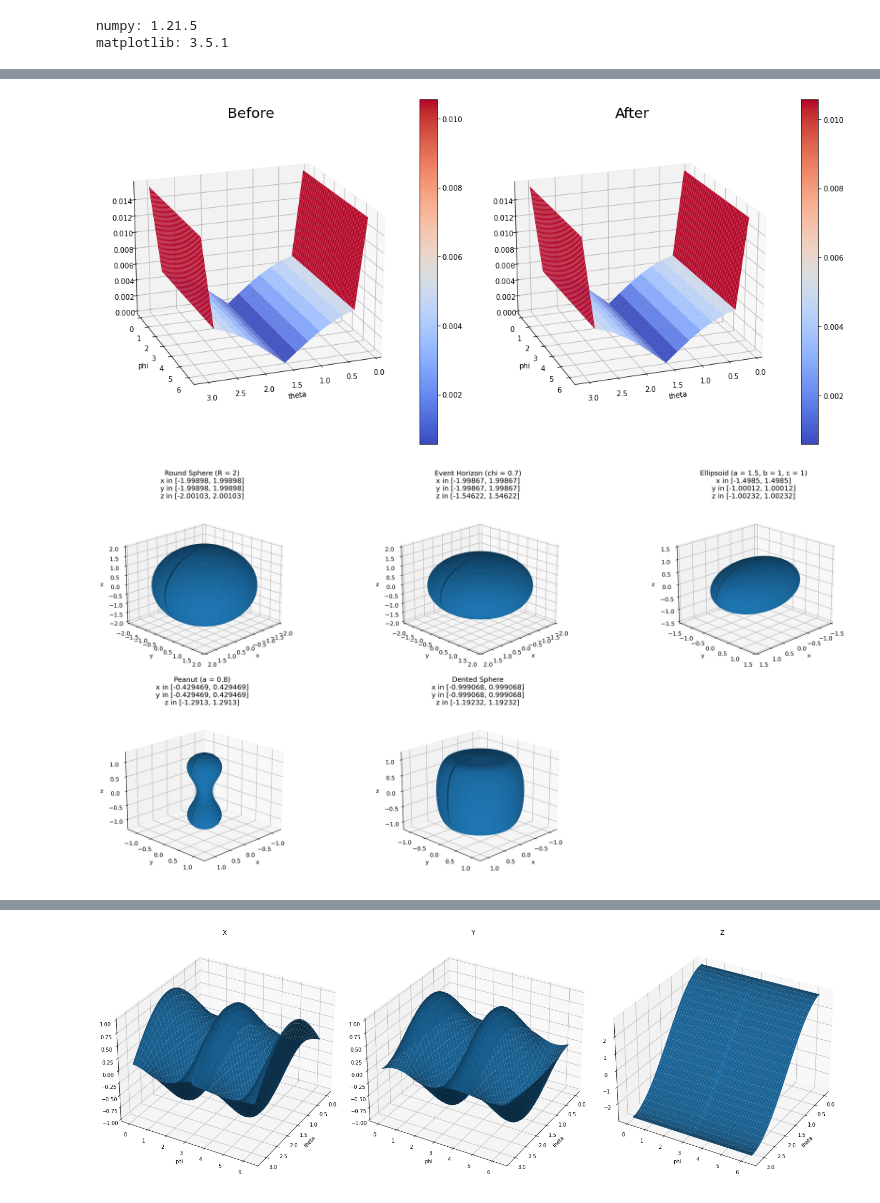
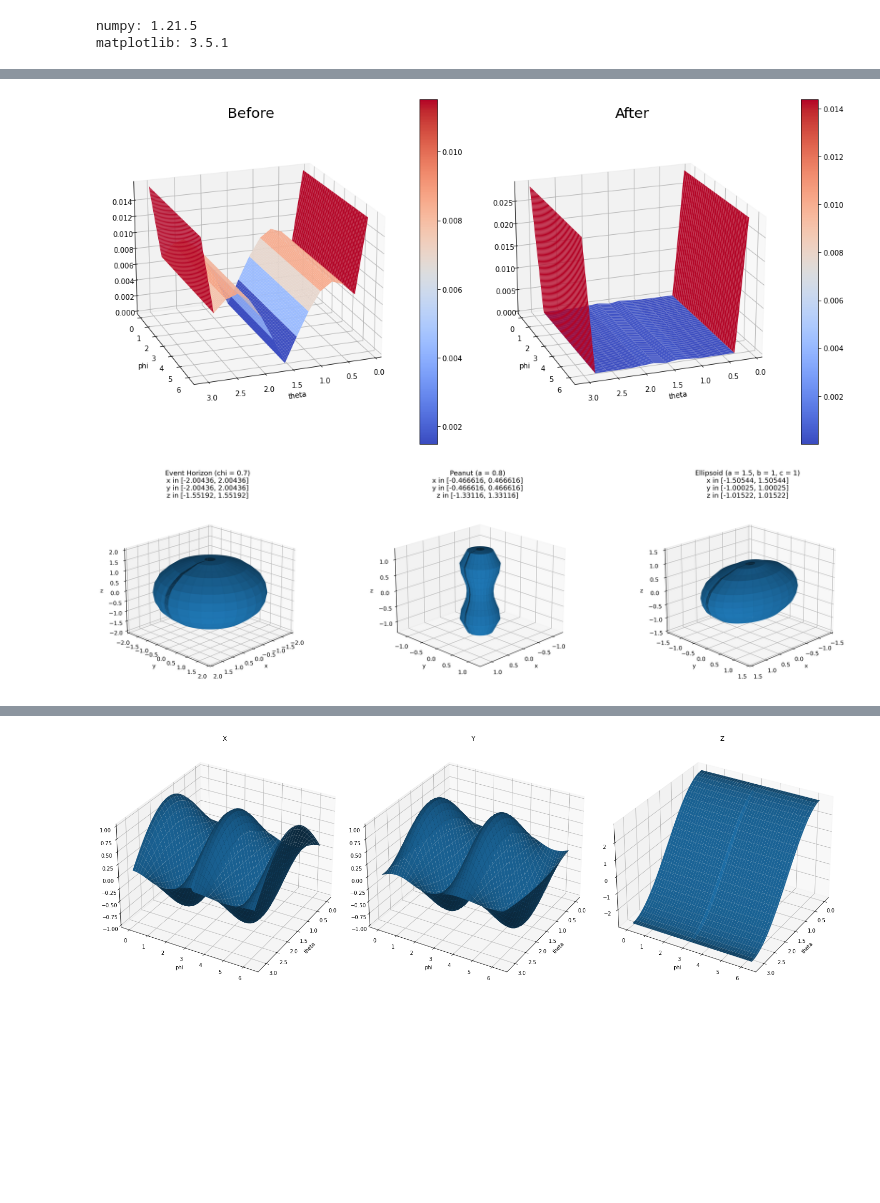
Before and after one commit to iago-mendes/eucled, a Jupyter notebook: src/exercises/08-embedding/assets/plots.ipynb, the cells around one changed output, grey strips where cells are left out. Saved outputs shown, nothing was run; the diff lists cells and outputs as text; code cells hidden in the pictures; blank space fills up the shorter version.

```diff
--- a/src/exercises/08-embedding/assets/plots.ipynb
+++ b/src/exercises/08-embedding/assets/plots.ipynb
@@ -132,9 +135,8 @@ ax1 = fig.add_subplot(121, projection='3d')
 surf1 = ax1.plot_surface(X, Y, z[:,:,0], color='0.75', rstride=1, cstride=1, cmap=cm.coolwarm)
 fig.colorbar(surf1)
 plt.title('Before', fontsize=20)
-
-ax2 = fig.add_subplot(122, projection='3d')
-surf2 = ax2.plot_surface(X, Y, z[:,:,-1], color='0.75', rstride=1, cstride=1, cmap=cm.coolwarm)
+.7);
+	sprintf(identifier, "peanut_%dx%d", N_theta, N_phi);
 fig.colorbar(surf2)
 plt.title('After', fontsize=20)
 
@@ -146,18 +148,19 @@ ax1.view_init(20, 70) # elev, azim
 ax2.view_init(20, 70) # elev, azim
 plt.tight_layout()
 # %% [output]
-[figure, old version]
+[figure, new version]
 # %%
-values = ['round', 'horizon', 'ellipsoid', 'peanut', 'dented']
+# values = ['round', 'horizon', 'ellipsoid', 'peanut', 'dented']
+values = ['horizon', 'peanut', 'ellipsoid']
 
-N_theta = 40
+N_theta = 15
 N_phi = 4*N_theta
 
 fig = plt.figure(layout="constrained")
 
 index = 1
 for value in values:
-	embedding = np.genfromtxt(f'embedding_{value}.csv', delimiter=',')
+	embedding = np.genfromtxt(f'embedding_{value}_{N_theta}x{N_phi}.csv', delimiter=',')
 
 	x = embedding[:,0]
 	y = embedding[:,1]
@@ -180,34 +183,34 @@ for value in values:
 			side = 2
 			plt.title(f'Event Horizon (chi = 0.7)\nx in [{min(x)}, {max(x)}]\ny in [{min(y)}, {max(y)}]\nz in [{min(z)}, {max(z)}]')
 		case 'ellipsoid':
 			side = 1.5
 			plt.title(f'Ellipsoid (a = 1.5, b = 1, c = 1)\nx in [{min(x)}, {max(x)}]\ny in [{min(y)}, {max(y)}]\nz in [{min(z)}, {max(z)}]')
 		case 'peanut':
 			side = 1.3
 			plt.title(f'Peanut (a = 0.8)\nx in [{min(x)}, {max(x)}]\ny in [{min(y)}, {max(y)}]\nz in [{min(z)}, {max(z)}]')
 		case 'dented':
 			side = 1.2
 			plt.title(f'Dented Sphere\nx in [{min(x)}, {max(x)}]\ny in [{min(y)}, {max(y)}]\nz in [{min(z)}, {max(z)}]')
 		case _:
 			plt.title(f'x in [{min(x)}, {max(x)}]\ny in [{min(y)}, {max(y)}]\nz in [{min(z)}, {max(z)}]')
 
 	ax.set_xlabel("x")
 	ax.set_ylabel("y")
 	ax.set_zlabel("z")
 
 	ax.set_xlim(-side, side)
 	ax.set_ylim(-side, side)
 	ax.set_zlim(-side, side)
 	ax.view_init(20, 45) # elev, azim
 
 	index += 1
 
 fig.set_size_inches(20, 10)
 fig.set_dpi(300)
 
 plt.show()
 # %% [output]
-[figure, old version]
+[figure, new version]
 # %%
 N_theta = 15
 N_phi = 4*N_theta
```
Also changed, not shown: parts of 4 cells of this notebook, 3 other files.
